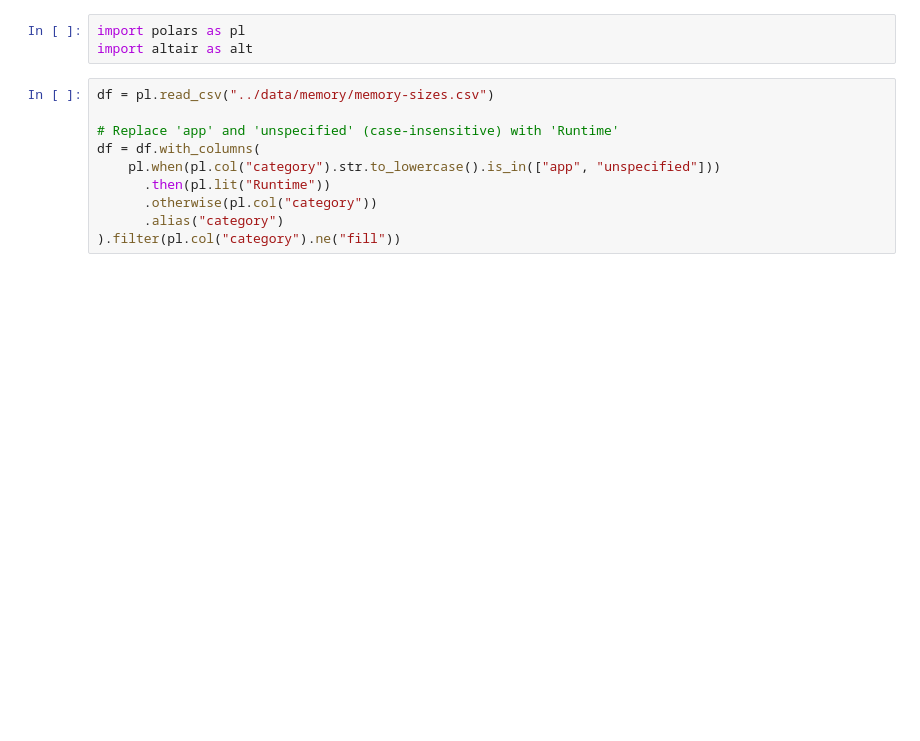
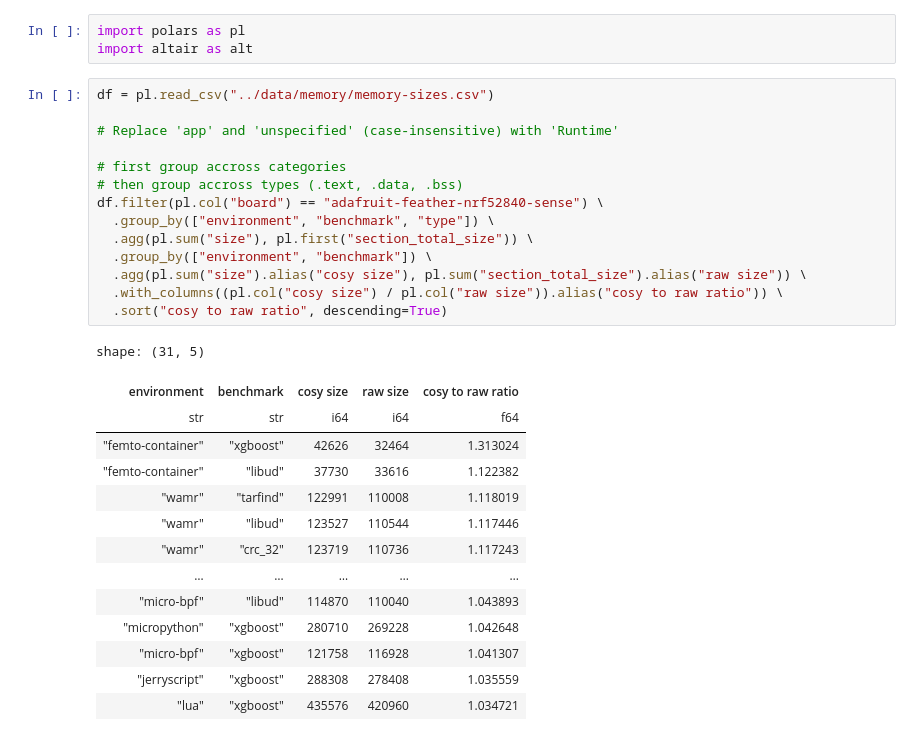
Before and after one commit to Baertig/benchmark-language-runtimes, a Jupyter notebook: analysis/static_memory.ipynb, the cells around one changed output. Cells and saved outputs as stored; diff of their text form; blank space fills up the shorter version.

```diff
--- a/analysis/static_memory.ipynb
+++ b/analysis/static_memory.ipynb
@@ -4,10 +4,29 @@ import altair as alt
 # %%
 df = pl.read_csv("../data/memory/memory-sizes.csv")
 
 # Replace 'app' and 'unspecified' (case-insensitive) with 'Runtime'
-df = df.with_columns(
-    pl.when(pl.col("category").str.to_lowercase().is_in(["app", "unspecified"]))
-      .then(pl.lit("Runtime"))
-      .otherwise(pl.col("category"))
-      .alias("category")
-).filter(pl.col("category").ne("fill"))
+
+# first group accross categories
+# then group accross types (.text, .data, .bss)
+df.filter(pl.col("board") == "adafruit-feather-nrf52840-sense") \
+  .group_by(["environment", "benchmark", "type"]) \
+  .agg(pl.sum("size"), pl.first("section_total_size")) \
+  .group_by(["environment", "benchmark"]) \
+  .agg(pl.sum("size").alias("cosy size"), pl.sum("section_total_size").alias("raw size")) \
+  .with_columns((pl.col("cosy size") / pl.col("raw size")).alias("cosy to raw ratio")) \
+  .sort("cosy to raw ratio", descending=True)
+# %% [output]
+shape: (31, 5)
+| environment | benchmark | cosy size | raw size | cosy to raw ratio |
+| str | str | i64 | i64 | f64 |
+| "femto-container" | "xgboost" | 42626 | 32464 | 1.313024 |
+| "femto-container" | "libud" | 37730 | 33616 | 1.122382 |
+| "wamr" | "tarfind" | 122991 | 110008 | 1.118019 |
+| "wamr" | "libud" | 123527 | 110544 | 1.117446 |
+| "wamr" | "crc_32" | 123719 | 110736 | 1.117243 |
+| … | … | … | … | … |
+| "micro-bpf" | "libud" | 114870 | 110040 | 1.043893 |
+| "micropython" | "xgboost" | 280710 | 269228 | 1.042648 |
+| "micro-bpf" | "xgboost" | 121758 | 116928 | 1.041307 |
+| "jerryscript" | "xgboost" | 288308 | 278408 | 1.035559 |
+| "lua" | "xgboost" | 435576 | 420960 | 1.034721 |
```
Also changed, not shown: parts of 8 cells of this notebook, 1 other file.
